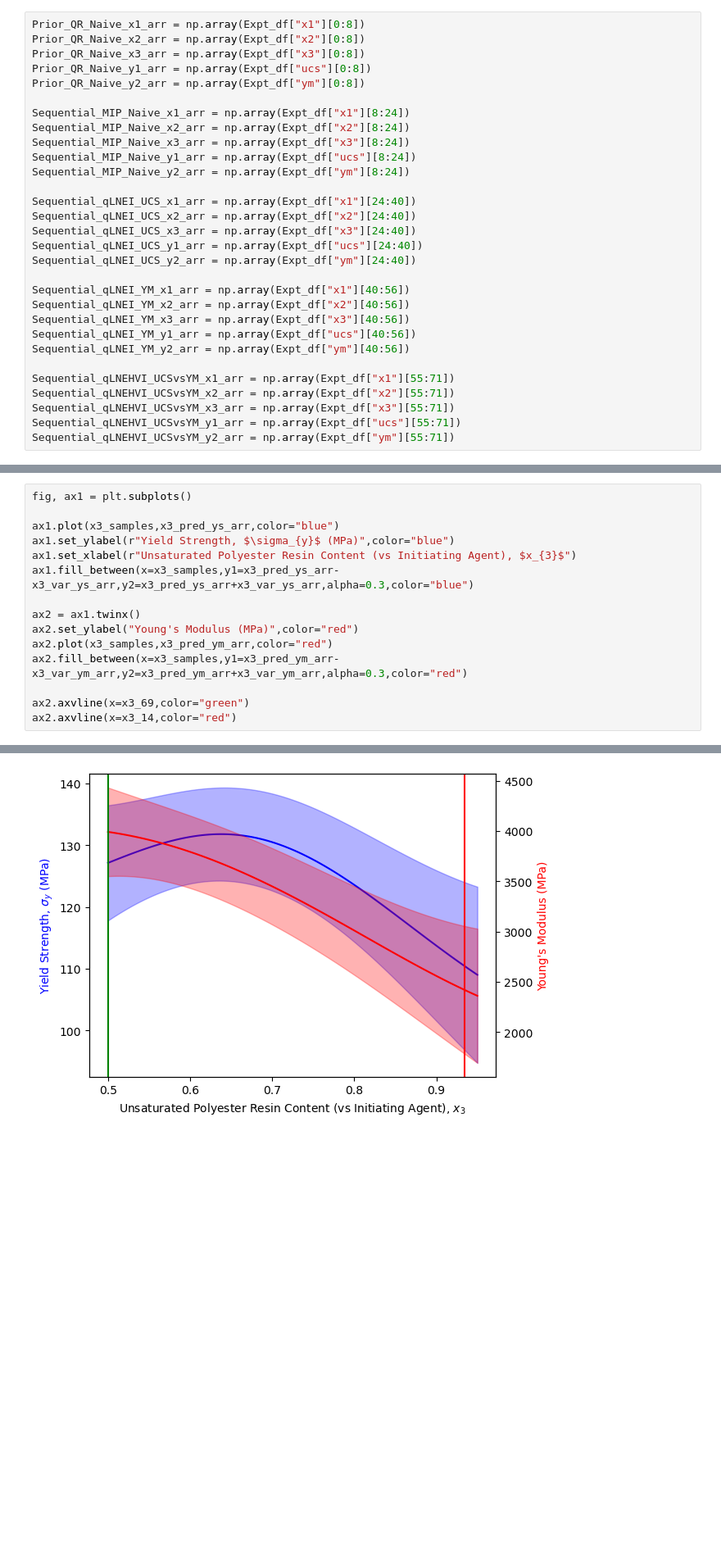
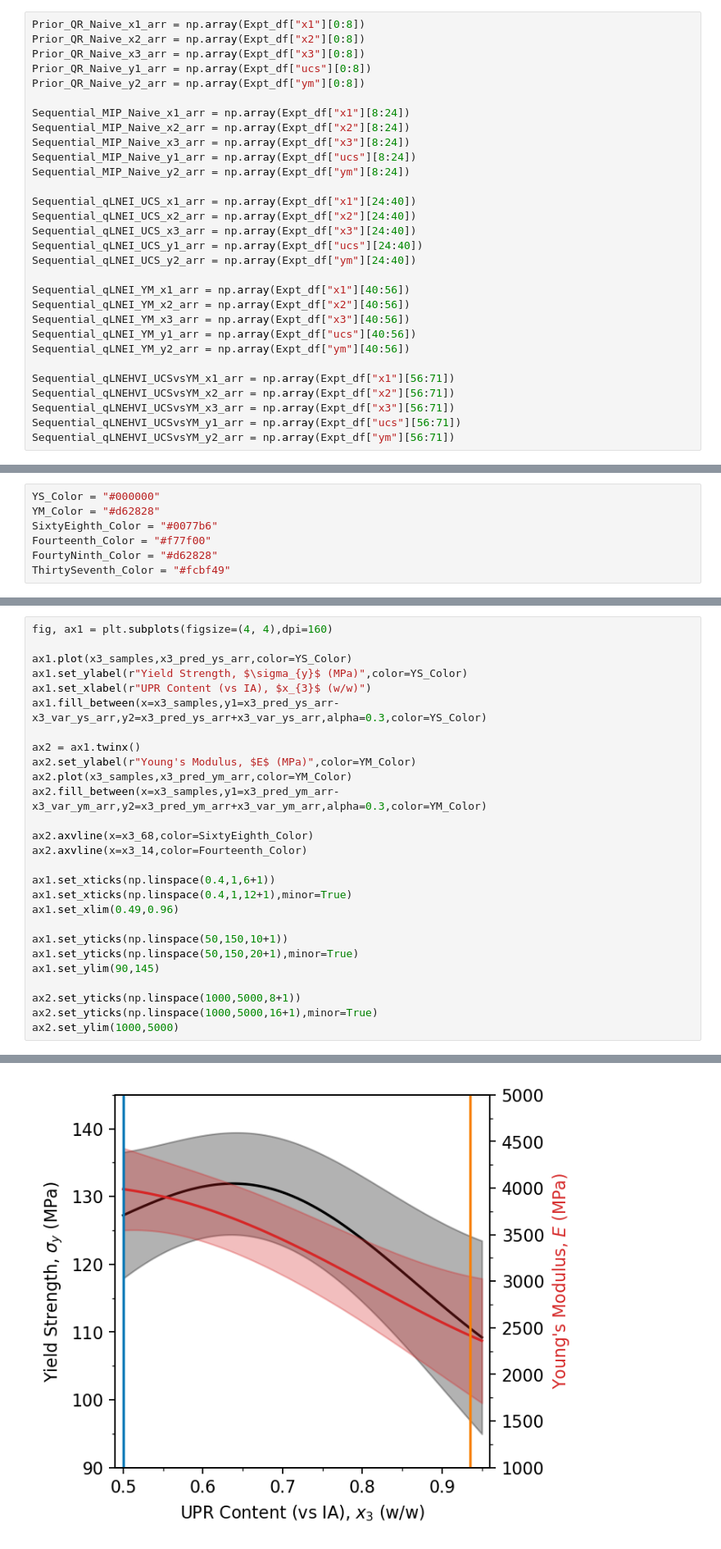
Before and after one commit to ThomasDodd97/UoC_Paper2, a Jupyter notebook: Sandbox/Matplotlib/DualObjective.ipynb, the cells around one changed output, grey strips where cells are left out. Shown at 82% size. Saved outputs shown, nothing was run; the diff lists cells and outputs as text; blank space fills up the shorter version.

```diff
--- a/Sandbox/Matplotlib/DualObjective.ipynb
+++ b/Sandbox/Matplotlib/DualObjective.ipynb
@@ -42,11 +41,11 @@ Sequential_qLNEI_YM_x3_arr = np.array(Expt_df["x3"][40:56])
 Sequential_qLNEI_YM_y1_arr = np.array(Expt_df["ucs"][40:56])
 Sequential_qLNEI_YM_y2_arr = np.array(Expt_df["ym"][40:56])
 
-Sequential_qLNEHVI_UCSvsYM_x1_arr = np.array(Expt_df["x1"][55:71])
-Sequential_qLNEHVI_UCSvsYM_x2_arr = np.array(Expt_df["x2"][55:71])
-Sequential_qLNEHVI_UCSvsYM_x3_arr = np.array(Expt_df["x3"][55:71])
-Sequential_qLNEHVI_UCSvsYM_y1_arr = np.array(Expt_df["ucs"][55:71])
-Sequential_qLNEHVI_UCSvsYM_y2_arr = np.array(Expt_df["ym"][55:71])
+Sequential_qLNEHVI_UCSvsYM_x1_arr = np.array(Expt_df["x1"][56:71])
+Sequential_qLNEHVI_UCSvsYM_x2_arr = np.array(Expt_df["x2"][56:71])
+Sequential_qLNEHVI_UCSvsYM_x3_arr = np.array(Expt_df["x3"][56:71])
+Sequential_qLNEHVI_UCSvsYM_y1_arr = np.array(Expt_df["ucs"][56:71])
+Sequential_qLNEHVI_UCSvsYM_y2_arr = np.array(Expt_df["ym"][56:71])
 # %%
 Prior_QR_Naive_X_mat = np.array([Prior_QR_Naive_x1_arr,Prior_QR_Naive_x2_arr,Prior_QR_Naive_x3_arr])
 Prior_QR_Naive_Y_mat = np.array([Prior_QR_Naive_y1_arr,Prior_QR_Naive_y2_arr])
@@ -549 +524,8 @@ x3_14 = Full_UCSvsYM_X_mat[2][13]
+# %%
+YS_Color = "#000000"
+YM_Color = "#d62828"
+SixtyEighth_Color = "#0077b6"
+Fourteenth_Color = "#f77f00"
+FourtyNinth_Color = "#d62828"
+ThirtySeventh_Color = "#fcbf49"
 # %%
@@ -585,16 +591,28 @@ ax2.axvline(x=x2_14,color="red")
 # %%
-fig, ax1 = plt.subplots()
+fig, ax1 = plt.subplots(figsize=(4, 4),dpi=160)
 
-ax1.plot(x3_samples,x3_pred_ys_arr,color="blue")
-ax1.set_ylabel(r"Yield Strength, $\sigma_{y}$ (MPa)",color="blue")
-ax1.set_xlabel(r"Unsaturated Polyester Resin Content (vs Initiating Agent), $x_{3}$")
-ax1.fill_between(x=x3_samples,y1=x3_pred_ys_arr-x3_var_ys_arr,y2=x3_pred_ys_arr+x3_var_ys_arr,alpha=0.3,color="blue")
+ax1.plot(x3_samples,x3_pred_ys_arr,color=YS_Color)
+ax1.set_ylabel(r"Yield Strength, $\sigma_{y}$ (MPa)",color=YS_Color)
+ax1.set_xlabel(r"UPR Content (vs IA), $x_{3}$ (w/w)")
+ax1.fill_between(x=x3_samples,y1=x3_pred_ys_arr-x3_var_ys_arr,y2=x3_pred_ys_arr+x3_var_ys_arr,alpha=0.3,color=YS_Color)
 
 ax2 = ax1.twinx()
-ax2.set_ylabel("Young's Modulus (MPa)",color="red")
-ax2.plot(x3_samples,x3_pred_ym_arr,color="red")
-ax2.fill_between(x=x3_samples,y1=x3_pred_ym_arr-x3_var_ym_arr,y2=x3_pred_ym_arr+x3_var_ym_arr,alpha=0.3,color="red")
+ax2.set_ylabel(r"Young's Modulus, $E$ (MPa)",color=YM_Color)
+ax2.plot(x3_samples,x3_pred_ym_arr,color=YM_Color)
+ax2.fill_between(x=x3_samples,y1=x3_pred_ym_arr-x3_var_ym_arr,y2=x3_pred_ym_arr+x3_var_ym_arr,alpha=0.3,color=YM_Color)
 
-ax2.axvline(x=x3_69,color="green")
-ax2.axvline(x=x3_14,color="red")
+ax2.axvline(x=x3_68,color=SixtyEighth_Color)
+ax2.axvline(x=x3_14,color=Fourteenth_Color)
+
+ax1.set_xticks(np.linspace(0.4,1,6+1))
+ax1.set_xticks(np.linspace(0.4,1,12+1),minor=True)
+ax1.set_xlim(0.49,0.96)
+
+ax1.set_yticks(np.linspace(50,150,10+1))
+ax1.set_yticks(np.linspace(50,150,20+1),minor=True)
+ax1.set_ylim(90,145)
+
+ax2.set_yticks(np.linspace(1000,5000,8+1))
+ax2.set_yticks(np.linspace(1000,5000,16+1),minor=True)
+ax2.set_ylim(1000,5000)
 # %% [output]
@@ -602 +620 @@ ax2.axvline(x=x3_14,color="red")
-[figure, old version]
+[figure, new version]
```
Also changed, not shown: parts of 55 cells of this notebook, 23 other files.
